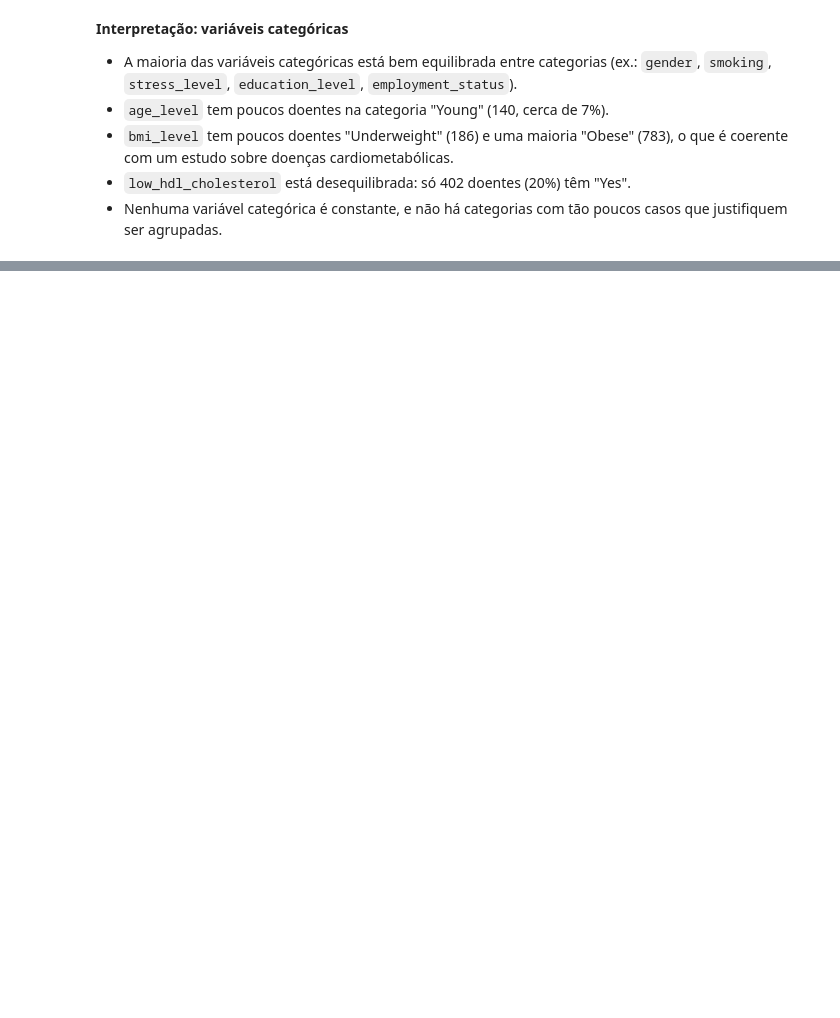
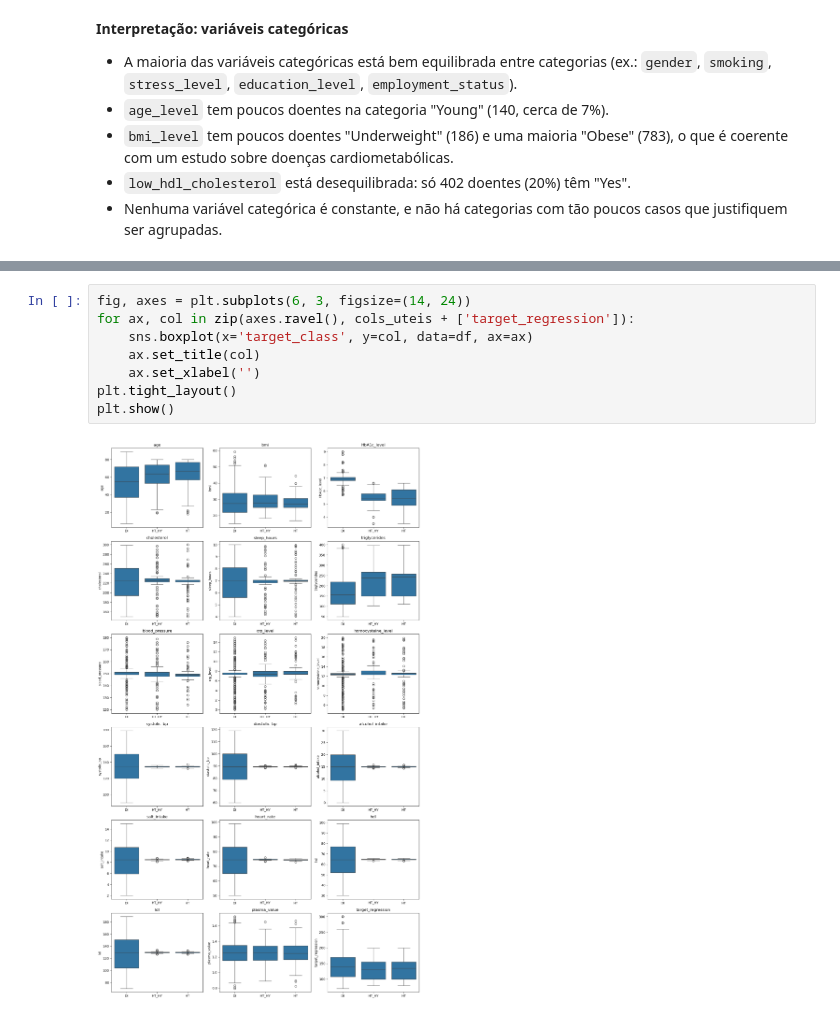
Before and after one commit to 1231478-Ellah-Fleischmann/APRAU-PROJETO, a Jupyter notebook: notebooks/APRAU_EFG_M1A_1231478_1230806.ipynb, the cells around one changed output, grey strips where cells are left out. Cells and saved outputs as stored; diff of their text form; blank space fills up the shorter version.

```diff
--- a/notebooks/APRAU_EFG_M1A_1231478_1230806.ipynb
+++ b/notebooks/APRAU_EFG_M1A_1231478_1230806.ipynb
@@ -308,0 +381,10 @@ df.groupby('target_class')[cols].agg(['mean', 'std']).round(2)
+# %%
+fig, axes = plt.subplots(6, 3, figsize=(14, 24))
+for ax, col in zip(axes.ravel(), cols_uteis + ['target_regression']):
+    sns.boxplot(x='target_class', y=col, data=df, ax=ax)
+    ax.set_title(col)
+    ax.set_xlabel('')
+plt.tight_layout()
+plt.show()
+# %% [output]
+[figure, added]
```
Also changed, not shown: parts of 13 cells of this notebook.
